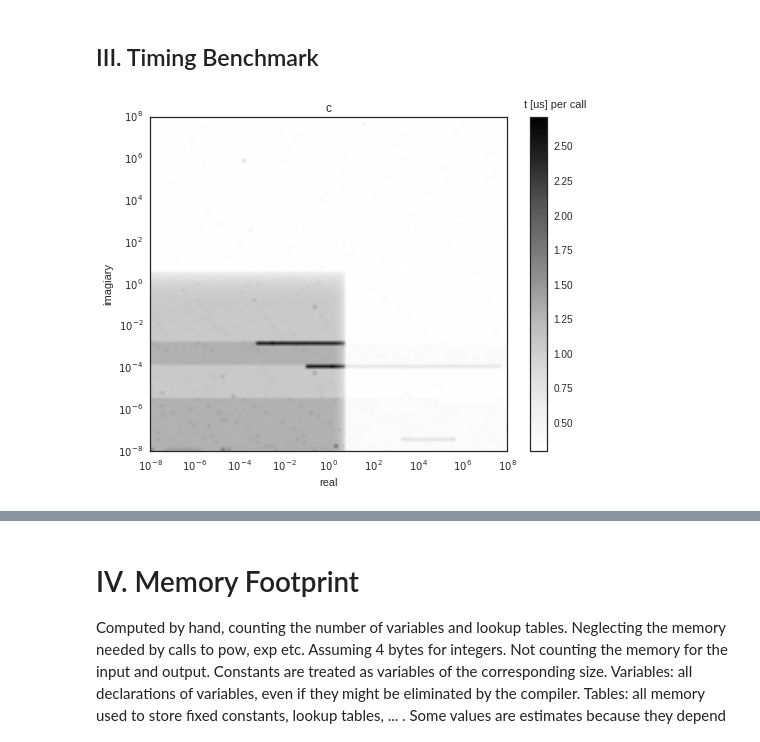
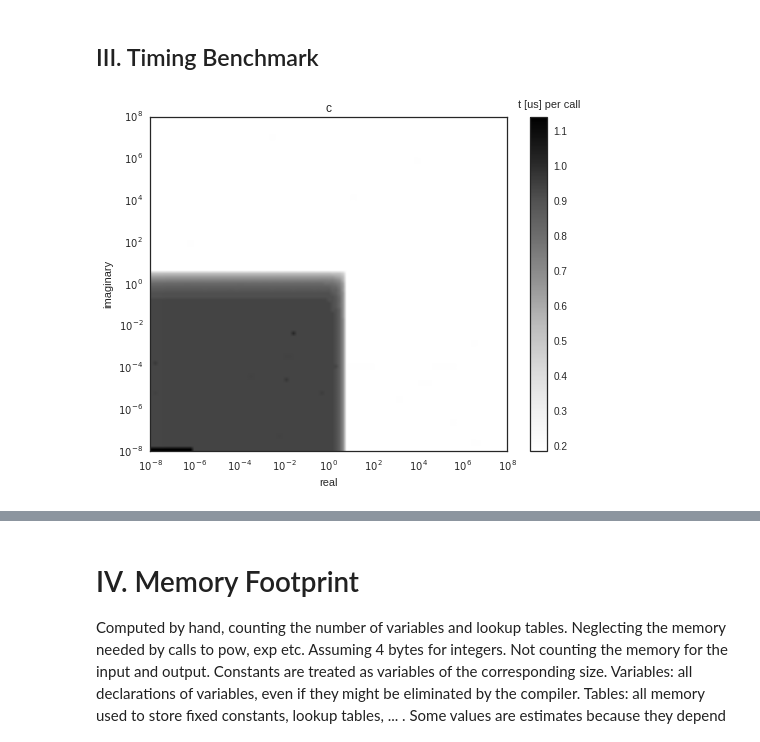
Before and after one commit to martinschwinzerl/faddeevas, a Jupyter notebook: benchmark.ipynb, the cells around one changed output, grey strips where cells are left out. Drawn from its saved outputs; the diff is of its cells as text; code cells hidden in the pictures.

```diff
--- a/benchmark.ipynb
+++ b/benchmark.ipynb
@@ -39,7 +57,7 @@ matplotlib.rcParams['mathtext.bf'] = 'Bitstream Vera Sans:bold'
 Timer class for a more convenient timing:
 # %%
 class Timer(object):
-    timing_fct = time.clock
+    timing_fct = time.time
     def __init__(self):
         self.timing_fct = Timer.timing_fct # saves one lookup to class
     def __enter__(self):
@@ -300,7 +318,7 @@ define range:
 exp_min = -8
 exp_max = 8
 
-r = 10**np.linspace(exp_min, exp_max, 101)
+r = 10**np.linspace(exp_min, exp_max, 102)
 x, y = np.meshgrid(r, r)
 # %% [markdown]
 the reference values via `mpmath`:
@@ -346,11 +374,14 @@ if test is True:
 ### Compare the relative errors for the different implementations
 You can either plot the real or the imaginar parts by setting z to real_error or imag_error
 # %%
+real_error = dict()
+imag_error = dict()
+
 for implementation, function in wofz_impl.iteritems():
+    if implementation == 'mp':
+        continue
     wr, wi = function(x, y)
-    real_error = np.abs(wr - wr_ref)/wr_ref
-    imag_error = np.abs(wi - wi_ref)/wi_ref
-    plot_error(x, y, real_error, title=implementation, unify=True)
-    plt.suptitle('real error')
-    plot_error(x, y, imag_error, title=implementation, unify=True)
-    plt.suptitle('imaginary error')
+    zr = np.abs(wr - wr_ref)/wr_ref
+    zi = np.abs(wi - wi_ref)/wi_ref
+    real_error[implementation] = zr
+    imag_error[implementation] = zi
@@ -371,7 +430,7 @@ for implementation, function in wofz_impl.iteritems():
 # %% [markdown]
 ## III. Timing Benchmark
 # %%
-def plot_timing(x,y,z, title):
+def plot_timing(x,y,z, title, unify=False):
     fig, ax = plt.subplots(figsize=(8,6))
     z = np.clip(a=z, a_min=1e-17, a_max=1e0)
     z *= 1e6 # make us out of s
@@ -386,40 +445,49 @@ def plot_timing(x,y,z, title):
     cbar.set_label('t [us] per call', labelpad=-18, y=1.05, rotation=0)
     ax.set_title(title)
     ax.set_xlabel('real')
-    ax.set_ylabel('imagiary')
+    ax.set_ylabel('imaginary')
     ax.set_xticklabels([ "$10^{" + str(i) + "}$" for i in range(exp_min, exp_max + 1, 2)])
     ax.set_yticklabels([ "$10^{" + str(i) + "}$" for i in range(exp_min, exp_max + 1, 2)])
 
     return fig, ax
 # %%
+import gc
+
 exp_min = -8
 exp_max = 8
 
-r = 10**np.linspace(exp_min, exp_max, 101)
+r = 10**np.linspace(exp_min, exp_max, 21)
 x, y = np.meshgrid(r, r)
 
 def dummy(a,b):
     pass
 
-def timeit(x,y, function, ones_array, nrep_timing=3, n_entries_array=50, Timer=Timer):
+# def timeit(x,y, function, ones_array, nrep_timing=3, n_entries_array=50, Timer=Timer):
+def timeit(x,y, function, ones_array, nrep_timing=10, n_entries_array=5000, Timer=Timer):
     '''Time the implementation on the arrays x,y = x + iy'''
     T = np.zeros_like(x)
     timings = np.zeros(nrep_timing, dtype=np.float32)
     for el in xrange(len(x)):
         for el2 in xrange(len(x[0])):
             xx = ones_array * x[el][el2]
             yy = ones_array * y[el][el2]
             for i in xrange(nrep_timing):
-                with Timer() as t:
-                    wr, wi = function(xx, yy)
+                gcold = gc.isenabled()
+                gc.disable()
+                try:
+                    with Timer() as t:
+                        wr, wi = function(xx, yy)
+                finally:
+                    if gcold:
+                        gc.enable()
                 timings[i] = t.interval_s
             T[el,el2] = np.median(timings)/n_entries_array
             dummy(wr,wi) # use wr, wi, otherwise they might get optimized away
     return T
 if test is True:
     fn = wofz_impl['c']
-    z = timeit(x,y, fn, np.ones((1,50), dtype=np.float64))
+    z = timeit(x,y, fn, np.ones((1,timeit.func_defaults[1]), dtype=np.float64))
     plot_timing(x,y,z, 'c')
 # %% [output]
-[figure, old version]
+[figure, new version]
 # %%
```
Also changed, not shown: parts of 10 cells of this notebook.
